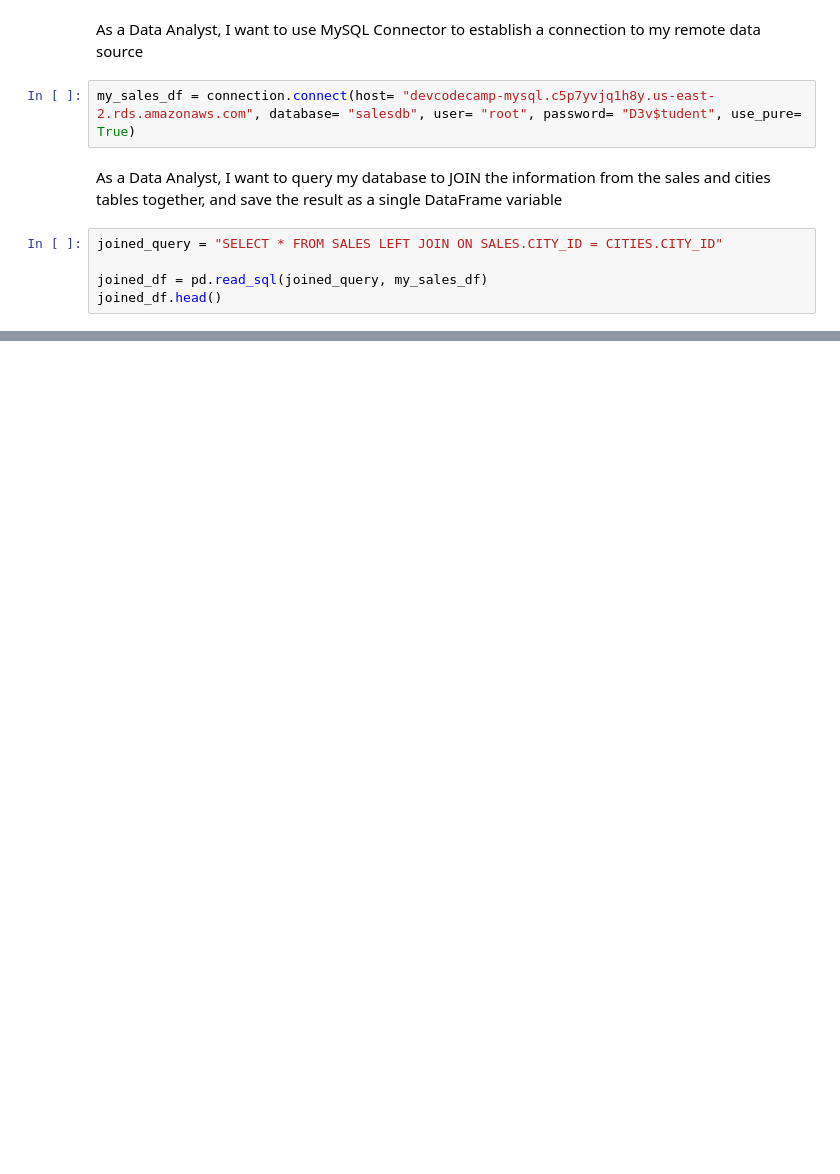
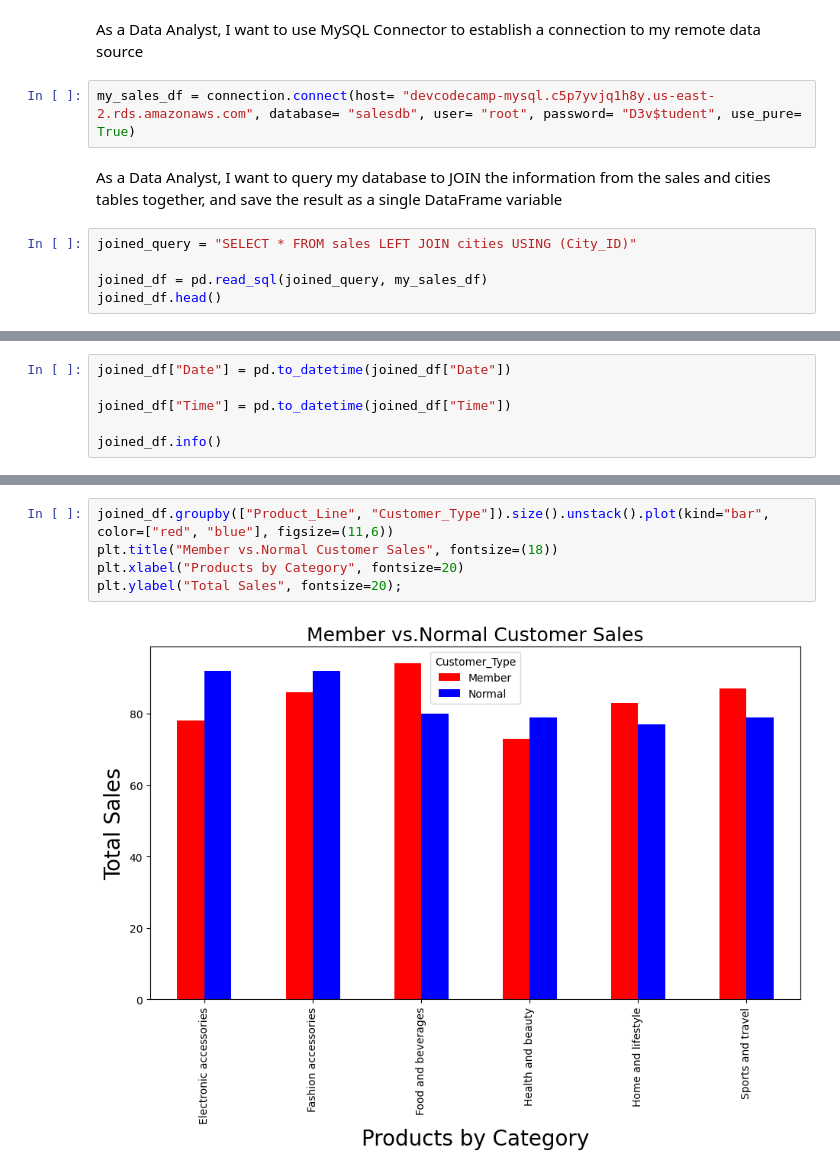
Before and after one commit to karenclewis21/ExploratoryDataAnalysis, a Jupyter notebook: sales_analysis.ipynb, the cells around one changed output, grey strips where cells are left out. Saved outputs shown, nothing was run; the diff lists cells and outputs as text; blank space fills up the shorter version.

```diff
--- a/sales_analysis.ipynb
+++ b/sales_analysis.ipynb
@@ -9,7 +12,7 @@ my_sales_df = connection.connect(host= "devcodecamp-mysql.c5p7yvjq1h8y.us-east-2
 # %% [markdown]
  As a Data Analyst, I want to query my database to JOIN the information from the sales and cities tables together, and save the result as a single DataFrame variable
 # %%
-joined_query = "SELECT * FROM SALES LEFT JOIN ON SALES.CITY_ID = CITIES.CITY_ID"
+joined_query = "SELECT * FROM sales LEFT JOIN cities USING (City_ID)"
 
 joined_df = pd.read_sql(joined_query, my_sales_df)
 joined_df.head()
@@ -17,0 +75,6 @@ DatabaseError: Execution failed on sql 'SELECT * FROM SALES LEFT JOIN ON SALES.C
+# %%
+joined_df["Date"] = pd.to_datetime(joined_df["Date"])
+
+joined_df["Time"] = pd.to_datetime(joined_df["Time"])
+
+joined_df.info()
@@ -17,0 +162,7 @@ DatabaseError: Execution failed on sql 'SELECT * FROM SALES LEFT JOIN ON SALES.C
+# %%
+joined_df.groupby(["Product_Line", "Customer_Type"]).size().unstack().plot(kind="bar", color=["red", "blue"], figsize=(11,6))
+plt.title("Member vs.Normal Customer Sales", fontsize=(18))
+plt.xlabel("Products by Category", fontsize=20)
+plt.ylabel("Total Sales", fontsize=20);
+# %% [output]
+[figure, added]
```
Also changed, not shown: parts of 34 cells of this notebook.
